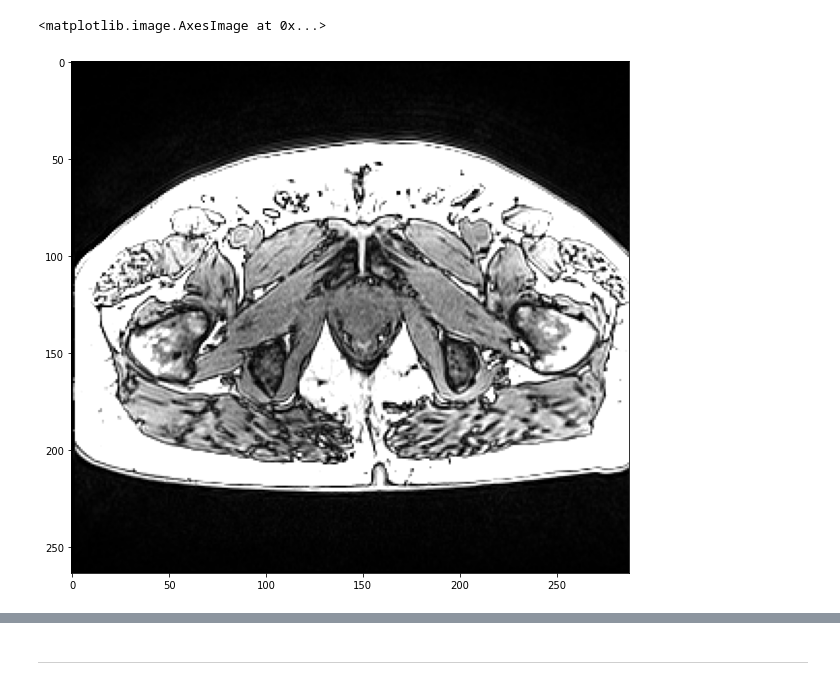
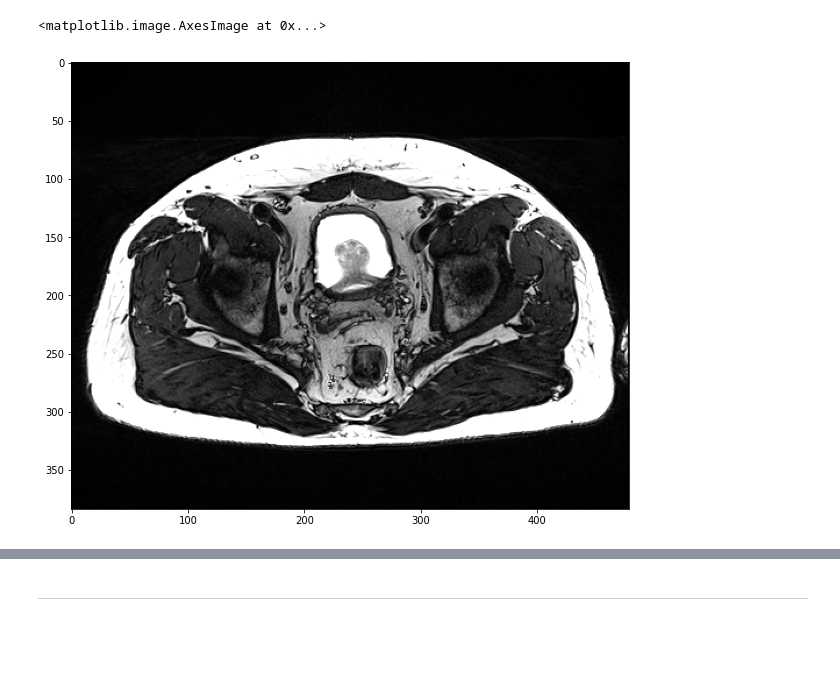
Before and after one commit to mpierangeli/PEFI-Prostate_Cancer_MRI, a Jupyter notebook: random/pruee.ipynb, the cells around one changed output, grey strips where cells are left out. Saved outputs shown, nothing was run; the diff lists cells and outputs as text; code cells hidden in the pictures; blank space fills up the shorter version.

```diff
--- a/random/pruee.ipynb
+++ b/random/pruee.ipynb
@@ -12,17 +12,17 @@ from skimage.morphology import disk, erosion, diamond, opening, white_tophat, sk
 from skimage.filters import threshold_otsu,threshold_minimum
 import os
 # %%
-filepath = "../PROSTATA_1.MR.0015.0104.2021.12.22.13.14.21.169473.39541128.IMA"
+filepath = "../PROSTATA_1.MR.0002.0013.2021.12.22.13.14.21.169473.39486806.IMA"
 full_dicom = pydicom.dcmread(filepath)
 img = full_dicom.pixel_array
-npimg = np.zeros((img.shape[0],img.shape[1]))
-npimg = img
-#npimg = (npimg/npimg.max())*255
-alpha = 1
+#npimg = np.zeros((img.shape[0],img.shape[1]))
+#npimg = img
+
+alpha = 0.5
 beta = 0
 img = cv2.convertScaleAbs(img, alpha=alpha, beta=beta)
 fig = plt.figure(figsize=(10,10))
 plt.imshow(img,cmap="gray")
 # %% [output]
 <matplotlib.image.AxesImage at 0x...>
-[figure, old version]
+[figure, new version]
```
Also changed, not shown: parts of 3 cells of this notebook, 1 other file.
